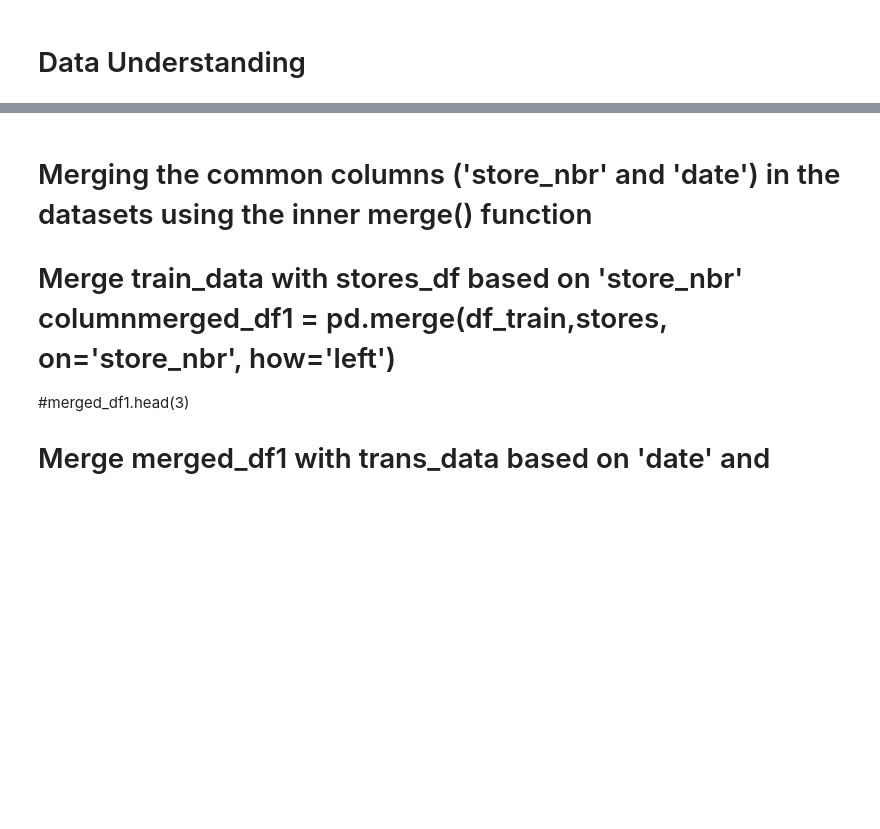
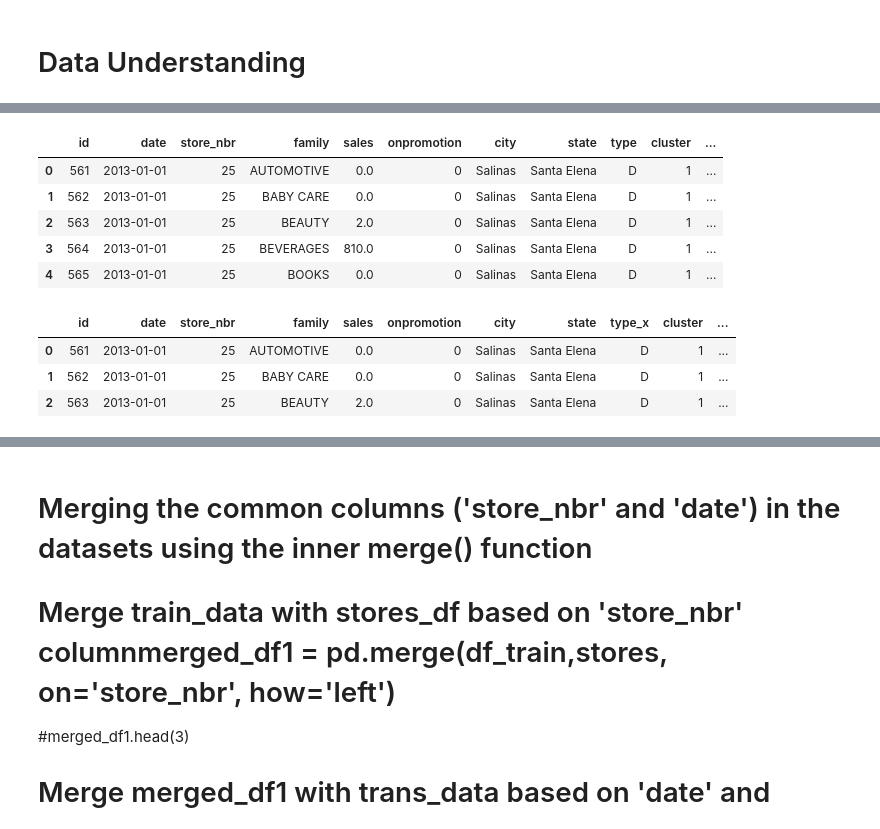
Before and after one commit to EfyaDufie2020/Time-Series-Regression-Analysis, a Jupyter notebook: Notebooks/Time Series Analysis.ipynb, the cells around one changed output, grey strips where cells are left out. Saved outputs shown, nothing was run; the diff lists cells and outputs as text; code cells hidden in the pictures; blank space fills up the shorter version.

Commit message:
Loading data & Data Understanding

```diff
--- a/Notebooks/Time Series Analysis.ipynb
+++ b/Notebooks/Time Series Analysis.ipynb
@@ -225,0 +132,11 @@ columndata.info()
+# %%
+# Define the SQL query to show specific tables in the database
+db_query = """
+        SELECT *
+        FROM stores
+        """
+# Read data from the SQL query result into a DataFrame using the established database connection
+df_stores = pd.read_sql(db_query, connection)
+
+# Display the DataFrame
+df_stores.head()
@@ -225,0 +215,6 @@ columndata.info()
+# %%
+# Read the downloaded CSV file into a DataFrame
+df_train = pd.read_csv('../Data/train.csv')
+
+# Display the DataFrame
+df_train.head()
@@ -225,0 +228,6 @@ columndata.info()
+# %%
+# Read the downloaded CSV file into a DataFrame
+df_transactions = pd.read_csv('../Data/transactions.csv')
+
+# Display the DataFrame
+df_transactions.head()
@@ -225,0 +267,5 @@ columndata.info()
+# %%
+# Merging the common columns ('store_nbr' and 'date') in the datasets using the inner merge() function
+# Merge train_data with stores_df based on 'store_nbr'
+columnmerged_df1 = pd.merge(df_train,df_stores, on='store_nbr', how='left')
+columnmerged_df1.head()
@@ -225,0 +279,20 @@ columndata.info()
+# %%
+# Merge merged_df1 with trans_data based on 'date' and 'store_nbr'
+columnmerged_df2 = columnmerged_df1.merge(df_transactions, on=['date', 'store_nbr'], how='inner')
+columnmerged_df2.head()
+# %% [output]
+|  | id | date | store_nbr | family | sales | onpromotion | city | state | type | cluster | ... |
+| 0 | 561 | 2013-01-01 | 25 | AUTOMOTIVE | 0.0 | 0 | Salinas | Santa Elena | D | 1 | ... |
+| 1 | 562 | 2013-01-01 | 25 | BABY CARE | 0.0 | 0 | Salinas | Santa Elena | D | 1 | ... |
+| 2 | 563 | 2013-01-01 | 25 | BEAUTY | 2.0 | 0 | Salinas | Santa Elena | D | 1 | ... |
+| 3 | 564 | 2013-01-01 | 25 | BEVERAGES | 810.0 | 0 | Salinas | Santa Elena | D | 1 | ... |
+| 4 | 565 | 2013-01-01 | 25 | BOOKS | 0.0 | 0 | Salinas | Santa Elena | D | 1 | ... |
+# %%
+# Merge merged_df2 with holidays_events_df based on 'date'
+columnmerged_df3 = columnmerged_df2.merge(df_holidays, on='date', how='inner')
+columnmerged_df3.head(3)
+# %% [output]
+|  | id | date | store_nbr | family | sales | onpromotion | city | state | type_x | cluster | ... |
+| 0 | 561 | 2013-01-01 | 25 | AUTOMOTIVE | 0.0 | 0 | Salinas | Santa Elena | D | 1 | ... |
+| 1 | 562 | 2013-01-01 | 25 | BABY CARE | 0.0 | 0 | Salinas | Santa Elena | D | 1 | ... |
+| 2 | 563 | 2013-01-01 | 25 | BEAUTY | 2.0 | 0 | Salinas | Santa Elena | D | 1 | ... |
```
Also changed, not shown: parts of 38 cells of this notebook.
